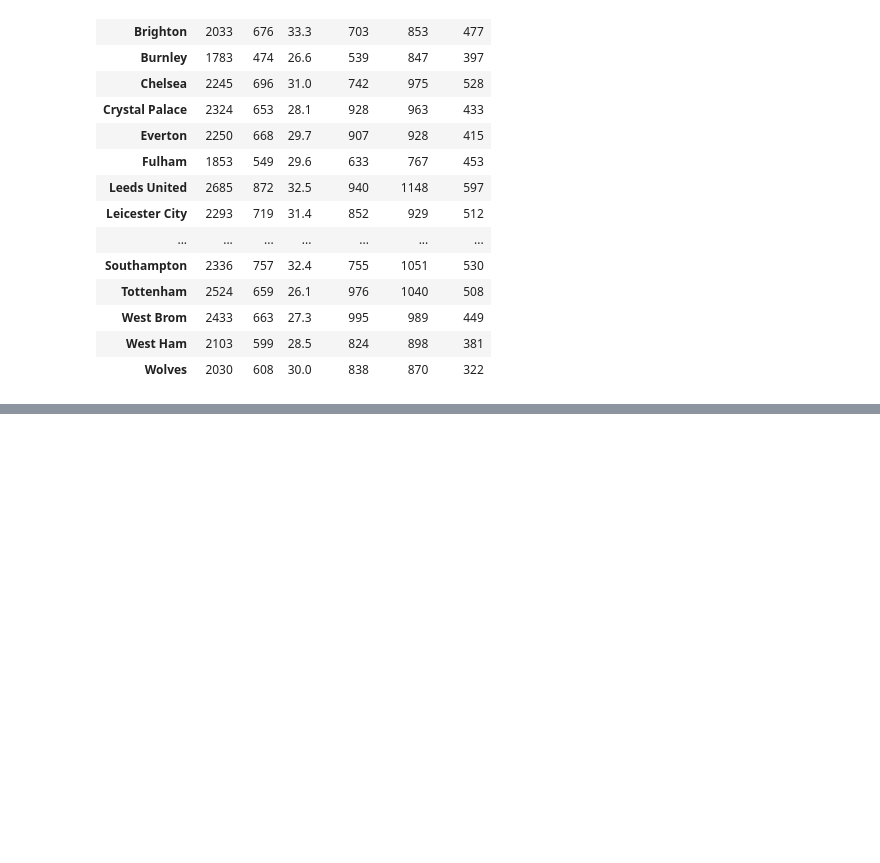
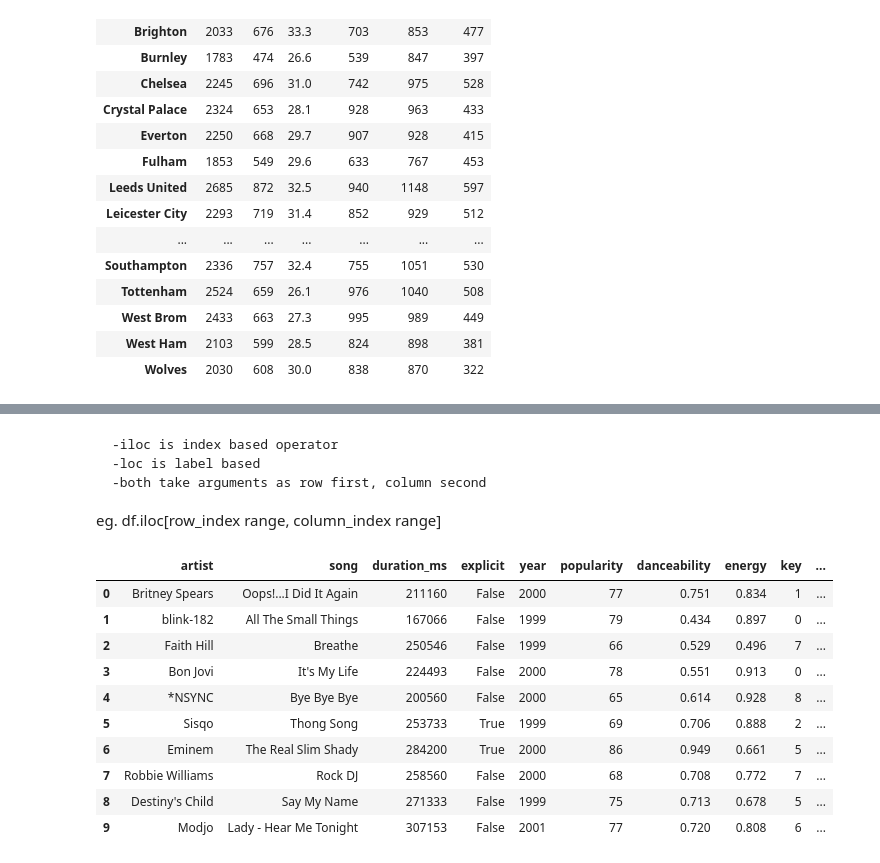
Before and after one commit to htuteja04/practice, a Jupyter notebook: Pandas/Practice_1.ipynb, the cells around one changed output, grey strips where cells are left out. Saved outputs shown, nothing was run; the diff lists cells and outputs as text; code cells hidden in the pictures; blank space fills up the shorter version.

```diff
--- a/Pandas/Practice_1.ipynb
+++ b/Pandas/Practice_1.ipynb
@@ -72,0 +167,20 @@ pressing_df
+# %% [markdown]
+    -iloc is index based operator
+    -loc is label based
+    -both take arguments as row first, column second
+
+eg. df.iloc[row_index range, column_index range]
+# %%
+df_spo.iloc[:10, :10] # upto 10th row & 10th column
+# %% [output]
+|  | artist | song | duration_ms | explicit | year | popularity | danceability | energy | key | ... |
+| 0 | Britney Spears | Oops!...I Did It Again | 211160 | False | 2000 | 77 | 0.751 | 0.834 | 1 | ... |
+| 1 | blink-182 | All The Small Things | 167066 | False | 1999 | 79 | 0.434 | 0.897 | 0 | ... |
+| 2 | Faith Hill | Breathe | 250546 | False | 1999 | 66 | 0.529 | 0.496 | 7 | ... |
+| 3 | Bon Jovi | It's My Life | 224493 | False | 2000 | 78 | 0.551 | 0.913 | 0 | ... |
+| 4 | *NSYNC | Bye Bye Bye | 200560 | False | 2000 | 65 | 0.614 | 0.928 | 8 | ... |
+| 5 | Sisqo | Thong Song | 253733 | True | 1999 | 69 | 0.706 | 0.888 | 2 | ... |
+| 6 | Eminem | The Real Slim Shady | 284200 | True | 2000 | 86 | 0.949 | 0.661 | 5 | ... |
+| 7 | Robbie Williams | Rock DJ | 258560 | False | 2000 | 68 | 0.708 | 0.772 | 7 | ... |
+| 8 | Destiny's Child | Say My Name | 271333 | False | 1999 | 75 | 0.713 | 0.678 | 5 | ... |
+| 9 | Modjo | Lady - Hear Me Tonight | 307153 | False | 2001 | 77 | 0.720 | 0.808 | 6 | ... |
```
Also changed, not shown: parts of 19 cells of this notebook, 1 other file.
